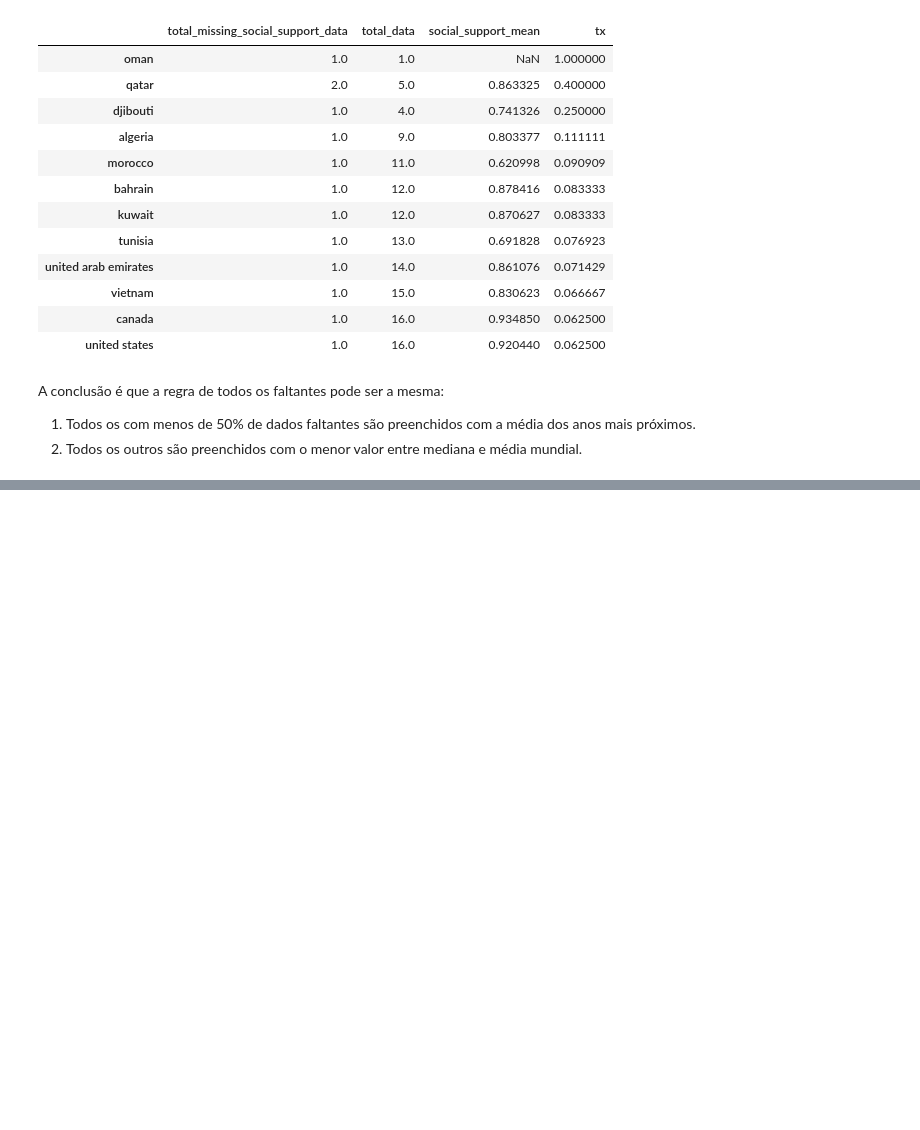
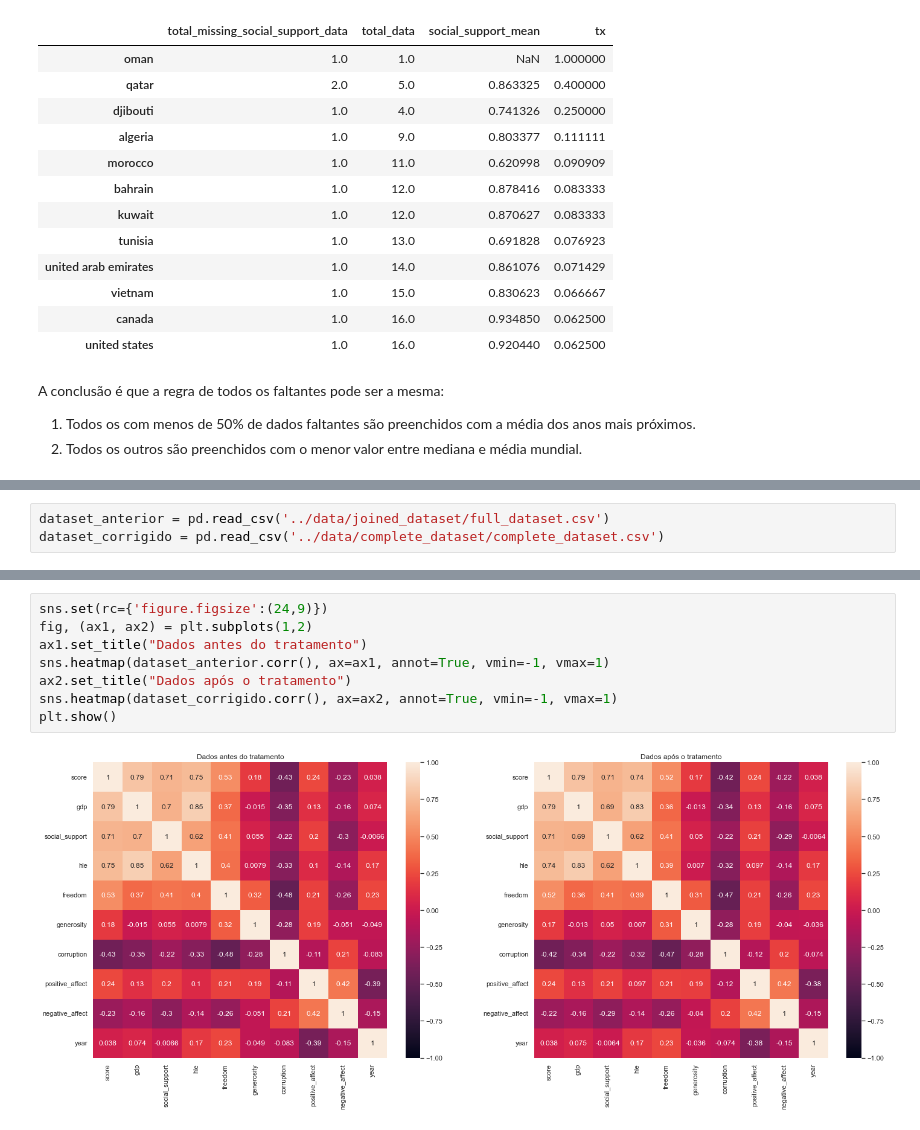
Before and after one commit to SalatielBairros/world-happiness-report, a Jupyter notebook: analysis/MissingData.ipynb, the cells around one changed output, grey strips where cells are left out. Cells and saved outputs as stored; diff of their text form; blank space fills up the shorter version.

Commit message:
missing data command

```diff
--- a/analysis/MissingData.ipynb
+++ b/analysis/MissingData.ipynb
@@ -1124,0 +1129,3 @@ A conclusão é que a regra de todos os faltantes pode ser a mesma:
+# %%
+dataset_anterior = pd.read_csv('../data/joined_dataset/full_dataset.csv')
+dataset_corrigido = pd.read_csv('../data/complete_dataset/complete_dataset.csv')
@@ -1124,0 +1155,10 @@ A conclusão é que a regra de todos os faltantes pode ser a mesma:
+# %%
+sns.set(rc={'figure.figsize':(24,9)})
+fig, (ax1, ax2) = plt.subplots(1,2)
+ax1.set_title("Dados antes do tratamento")
+sns.heatmap(dataset_anterior.corr(), ax=ax1, annot=True, vmin=-1, vmax=1)
+ax2.set_title("Dados após o tratamento")
+sns.heatmap(dataset_corrigido.corr(), ax=ax2, annot=True, vmin=-1, vmax=1)
+plt.show()
+# %% [output]
+[figure, added]
```
Also changed, not shown: parts of 6 cells of this notebook, 3 other files.
